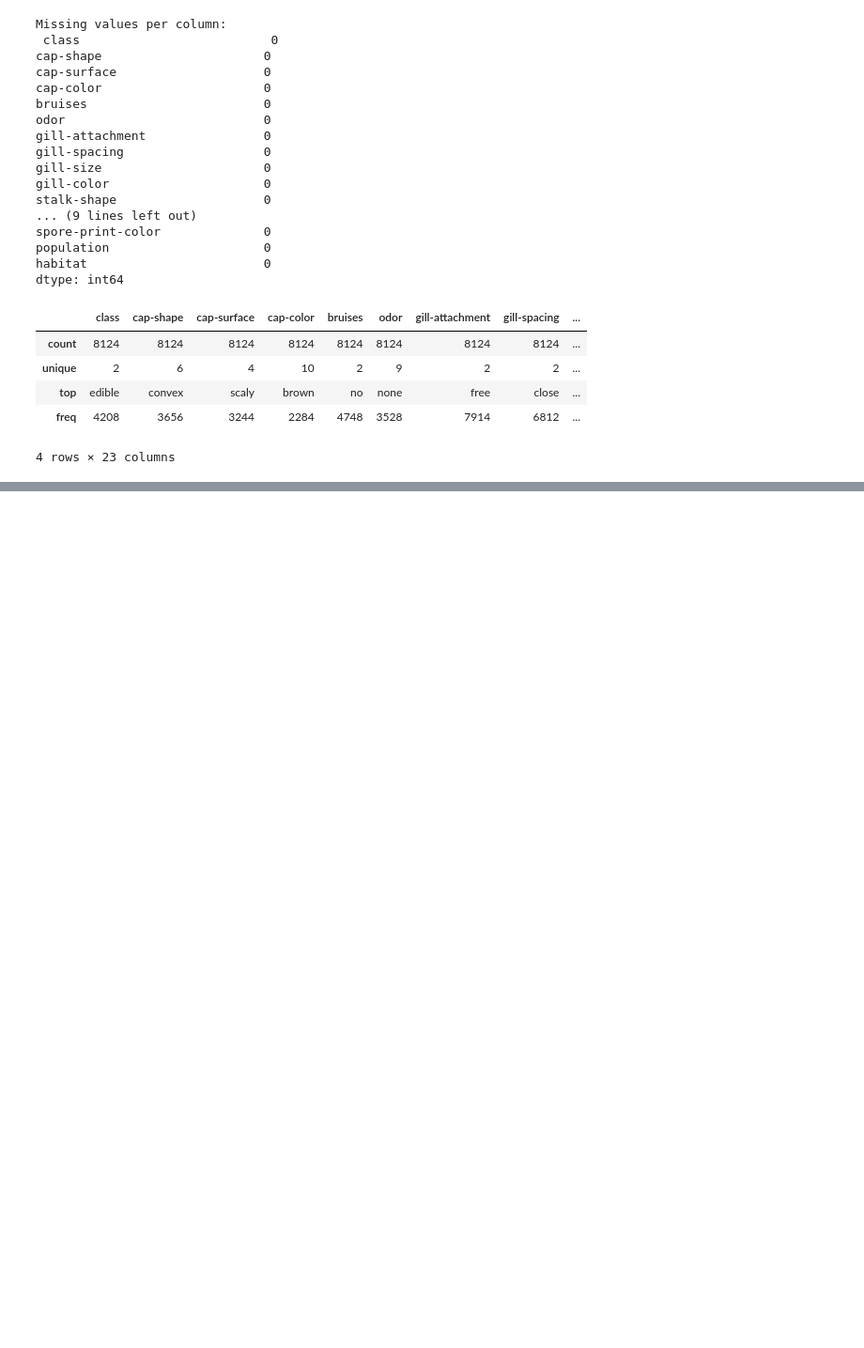
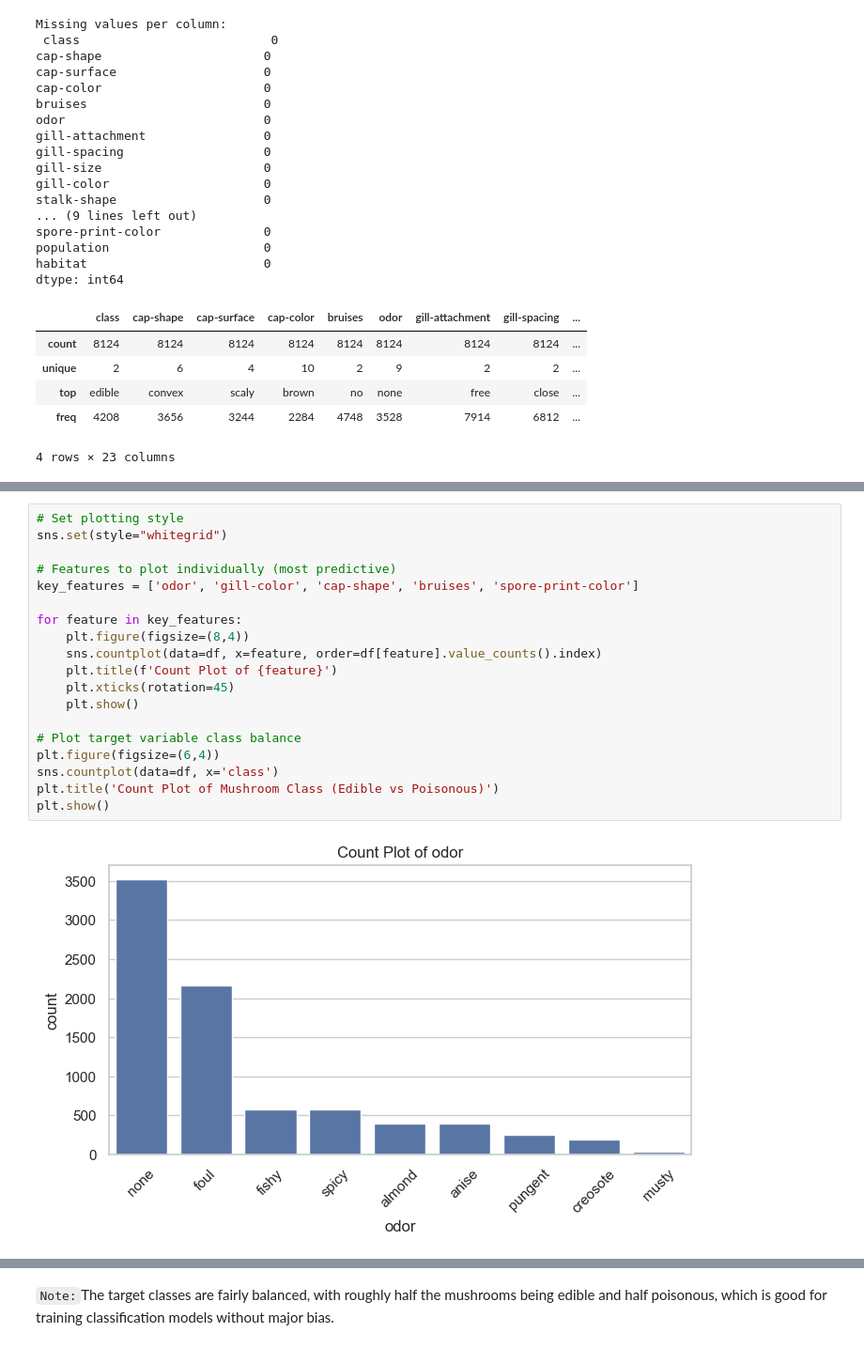
Before and after one commit to abeaderstadt/ml_classification_beaderstadt, a Jupyter notebook: classification_beaderstadt.ipynb, the cells around one changed output, grey strips where cells are left out. Shown at 94% size. Cells and saved outputs as stored; diff of their text form; blank space fills up the shorter version.

Commit message:
Create peer review file and rough draft notebook

```diff
--- a/classification_beaderstadt.ipynb
+++ b/classification_beaderstadt.ipynb
@@ -144,0 +150,21 @@ Name: count, dtype: int64
+# %%
+# Set plotting style
+sns.set(style="whitegrid")
+
+# Features to plot individually (most predictive)
+key_features = ['odor', 'gill-color', 'cap-shape', 'bruises', 'spore-print-color']
+
+for feature in key_features:
+    plt.figure(figsize=(8,4))
+    sns.countplot(data=df, x=feature, order=df[feature].value_counts().index)
+    plt.title(f'Count Plot of {feature}')
+    plt.xticks(rotation=45)
+    plt.show()
+
+# Plot target variable class balance
+plt.figure(figsize=(6,4))
+sns.countplot(data=df, x='class')
+plt.title('Count Plot of Mushroom Class (Edible vs Poisonous)')
+plt.show()
+# %% [output]
+[figure, added]
@@ -144,0 +176,2 @@ Name: count, dtype: int64
+# %% [markdown]
+`Note:`The target classes are fairly balanced, with roughly half the mushrooms being edible and half poisonous, which is good for training classification models without major bias.
```
Also changed, not shown: parts of 28 cells of this notebook, 2 other files.
